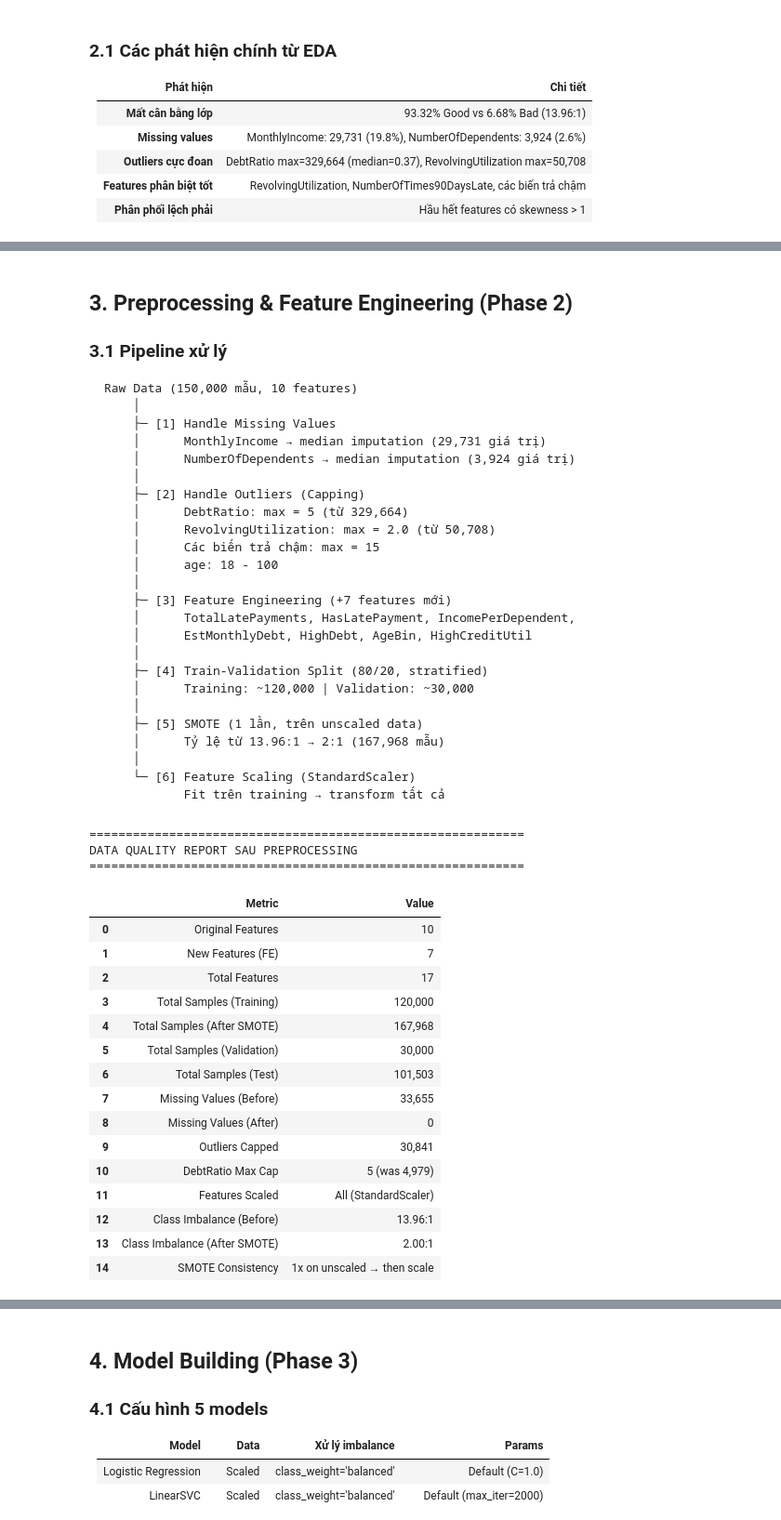
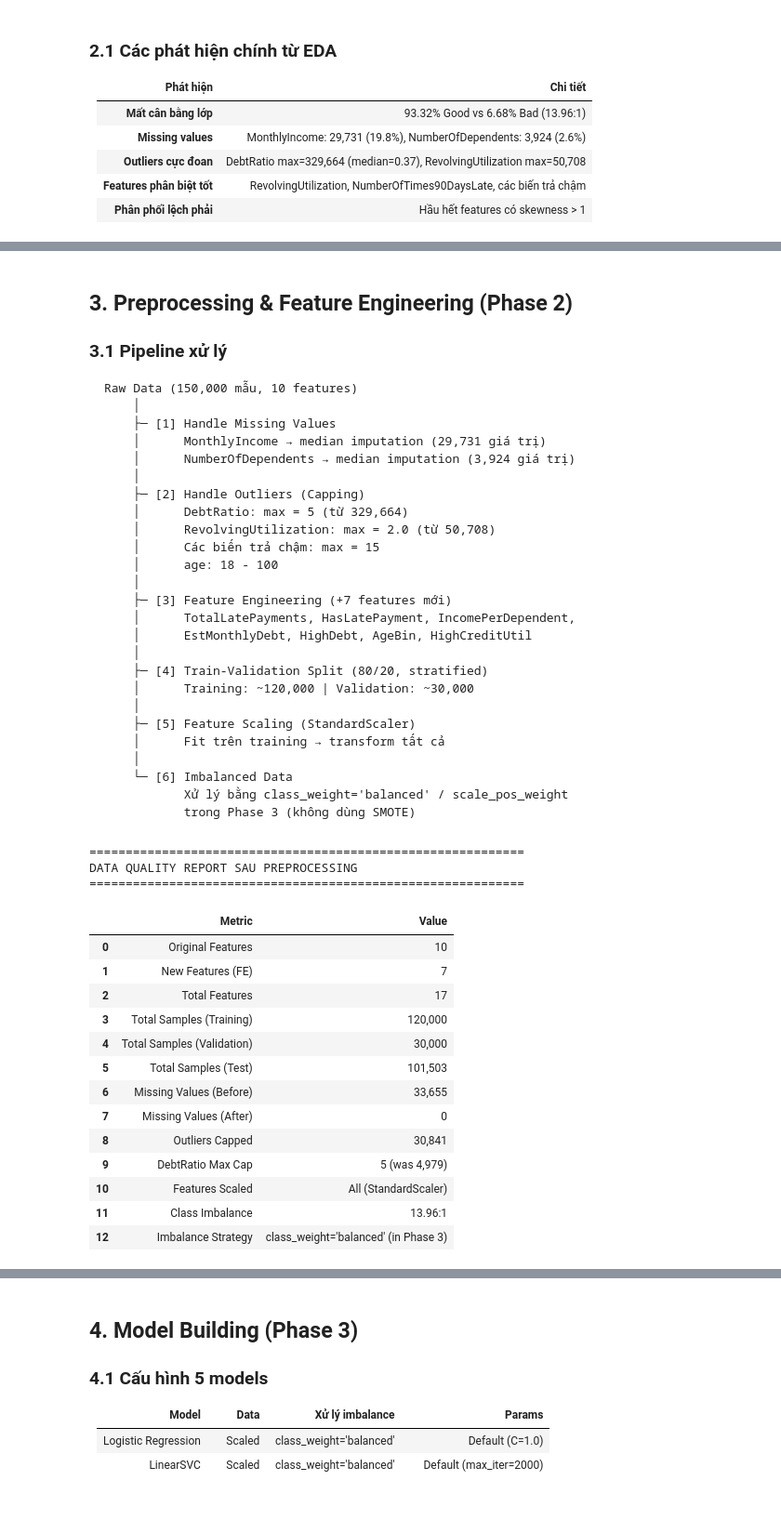
Before and after one commit to QuangMing25/MLE501.-Machine-Learning, a Jupyter notebook: notebooks/05_Final_Report.ipynb, the cells around one changed output, grey strips where cells are left out. Shown at 93% size. Drawn from its saved outputs; the diff is of its cells as text; code cells hidden in the pictures.

````diff
--- a/notebooks/05_Final_Report.ipynb
+++ b/notebooks/05_Final_Report.ipynb
@@ -137,39 +146,43 @@ Raw Data (150,000 mẫu, 10 features)
     ├─ [4] Train-Validation Split (80/20, stratified)
     │      Training: ~120,000 | Validation: ~30,000
     │
-    ├─ [5] SMOTE (1 lần, trên unscaled data)
-    │      Tỷ lệ từ 13.96:1 → 2:1 (167,968 mẫu)
+    ├─ [5] Feature Scaling (StandardScaler)
+    │      Fit trên training → transform tất cả
     │
-    └─ [6] Feature Scaling (StandardScaler)
-           Fit trên training → transform tất cả
+    └─ [6] Imbalanced Data
+           Xử lý bằng class_weight='balanced' / scale_pos_weight
+           trong Phase 3 (không dùng SMOTE)
 ```
 # %%
 # Data quality summary
-quality = pd.read_csv('../reports/[2] Ket qua Preprocessing & Feature Engineering/data_quality_report.csv')
+# Đọc từ thư mục mới (đã bỏ SMOTE)
+quality_path = '../reports/[2] Ket qua Preprocessing/data_quality_report.csv'
+if not os.path.exists(quality_path):
+    quality_path = '../reports/[2] Ket qua Preprocessing & Feature Engineering/data_quality_report.csv'
+
+quality = pd.read_csv(quality_path)
 print("="*60)
 print("DATA QUALITY REPORT SAU PREPROCESSING")
 print("="*60)
 display(quality)
 # %% [output]
 ============================================================
 DATA QUALITY REPORT SAU PREPROCESSING
 ============================================================
 |  | Metric | Value |
 | 0 | Original Features | 10 |
 | 1 | New Features (FE) | 7 |
 | 2 | Total Features | 17 |
 | 3 | Total Samples (Training) | 120,000 |
-| 4 | Total Samples (After SMOTE) | 167,968 |
-| 5 | Total Samples (Validation) | 30,000 |
-| 6 | Total Samples (Test) | 101,503 |
-| 7 | Missing Values (Before) | 33,655 |
-| 8 | Missing Values (After) | 0 |
-| 9 | Outliers Capped | 30,841 |
-| 10 | DebtRatio Max Cap | 5 (was 4,979) |
-| 11 | Features Scaled | All (StandardScaler) |
-| 12 | Class Imbalance (Before) | 13.96:1 |
-| 13 | Class Imbalance (After SMOTE) | 2.00:1 |
-| 14 | SMOTE Consistency | 1x on unscaled → then scale |
+| 4 | Total Samples (Validation) | 30,000 |
+| 5 | Total Samples (Test) | 101,503 |
+| 6 | Missing Values (Before) | 33,655 |
+| 7 | Missing Values (After) | 0 |
+| 8 | Outliers Capped | 30,841 |
+| 9 | DebtRatio Max Cap | 5 (was 4,979) |
+| 10 | Features Scaled | All (StandardScaler) |
+| 11 | Class Imbalance | 13.96:1 |
+| 12 | Imbalance Strategy | class_weight='balanced' (in Phase 3) |
 # %% [markdown]
 ### 3.2 Feature Engineering — 7 features mới
 
````
Also changed, not shown: parts of 10 cells of this notebook, 30 other files.
